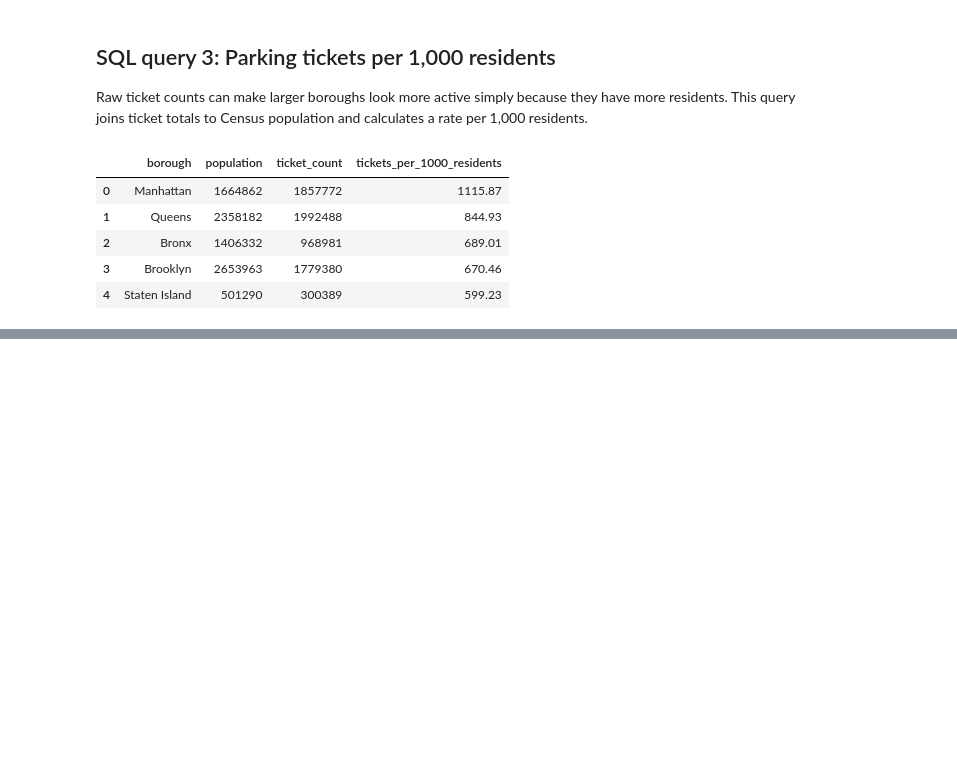
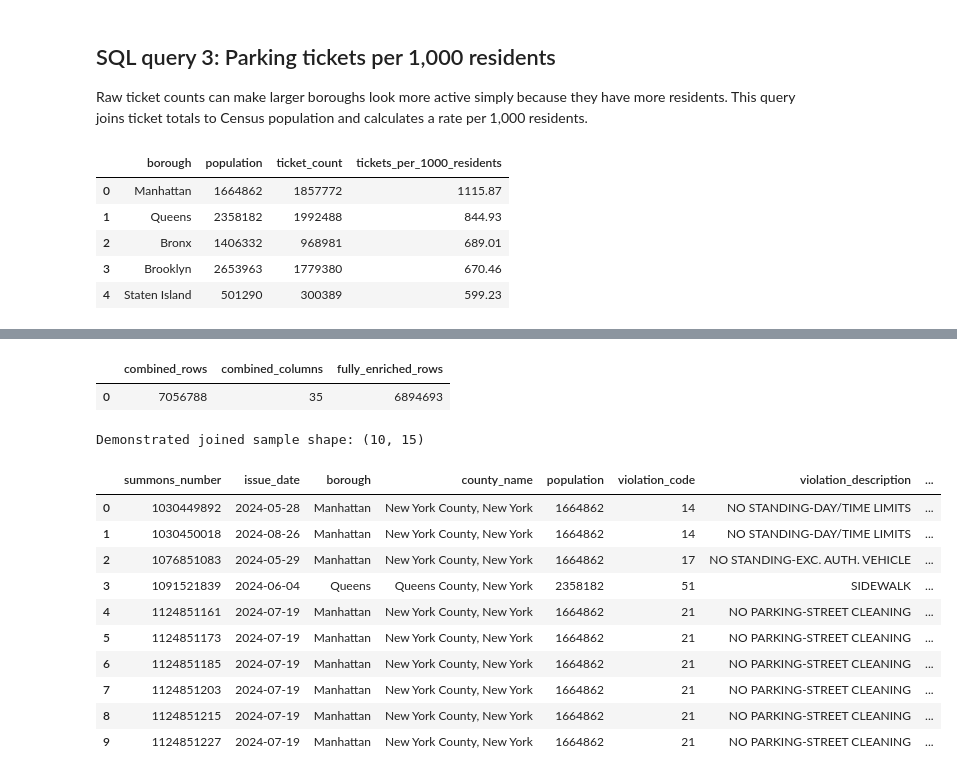
Before and after one commit to JaysonC41/parkinganalytics, a Jupyter notebook: notebooks/02_build_sqlite_database.ipynb, the cells around one changed output, grey strips where cells are left out. Cells and saved outputs as stored; diff of their text form; code cells hidden in the pictures; blank space fills up the shorter version.

```diff
--- a/notebooks/02_build_sqlite_database.ipynb
+++ b/notebooks/02_build_sqlite_database.ipynb
@@ -269,0 +282,53 @@ borough_analysis
+# %%
+enriched_view_shape = pd.read_sql_query(
+    """
+    SELECT
+        (SELECT COUNT(*) FROM parking_enriched) AS combined_rows,
+        (SELECT COUNT(*) FROM pragma_table_info('parking_enriched')) AS combined_columns,
+        (
+            SELECT COUNT(*)
+            FROM parking_enriched
+            WHERE weather_condition IS NOT NULL
+              AND violation_description IS NOT NULL
+              AND fine_amount IS NOT NULL
+              AND population IS NOT NULL
+        ) AS fully_enriched_rows
+    """,
+    connection,
+)
+
+enriched_view_shape
+# %% [output]
+|  | combined_rows | combined_columns | fully_enriched_rows |
+| 0 | 7056788 | 35 | 6894693 |
+# %%
+enriched_sample = pd.read_sql_query(
+    """
+    SELECT
+        summons_number, issue_date, borough, county_name, population,
+        violation_code, violation_description, fine_amount,
+        weather_condition, temperature_max, precipitation,
+        vehicle_make, vehicle_color, vehicle_year, street_name
+    FROM parking_enriched
+    WHERE borough IS NOT NULL
+      AND fine_amount IS NOT NULL
+    LIMIT 10
+    """,
+    connection,
+)
+
+print(f"Demonstrated joined sample shape: {enriched_sample.shape}")
+enriched_sample
+# %% [output]
+Demonstrated joined sample shape: (10, 15)
+|  | summons_number | issue_date | borough | county_name | population | violation_code | violation_description | ... |
+| 0 | 1030449892 | 2024-05-28 | Manhattan | New York County, New York | 1664862 | 14 | NO STANDING-DAY/TIME LIMITS | ... |
+| 1 | 1030450018 | 2024-08-26 | Manhattan | New York County, New York | 1664862 | 14 | NO STANDING-DAY/TIME LIMITS | ... |
+| 2 | 1076851083 | 2024-05-29 | Manhattan | New York County, New York | 1664862 | 17 | NO STANDING-EXC. AUTH. VEHICLE | ... |
+| 3 | 1091521839 | 2024-06-04 | Queens | Queens County, New York | 2358182 | 51 | SIDEWALK | ... |
+| 4 | 1124851161 | 2024-07-19 | Manhattan | New York County, New York | 1664862 | 21 | NO PARKING-STREET CLEANING | ... |
+| 5 | 1124851173 | 2024-07-19 | Manhattan | New York County, New York | 1664862 | 21 | NO PARKING-STREET CLEANING | ... |
+| 6 | 1124851185 | 2024-07-19 | Manhattan | New York County, New York | 1664862 | 21 | NO PARKING-STREET CLEANING | ... |
+| 7 | 1124851203 | 2024-07-19 | Manhattan | New York County, New York | 1664862 | 21 | NO PARKING-STREET CLEANING | ... |
+| 8 | 1124851215 | 2024-07-19 | Manhattan | New York County, New York | 1664862 | 21 | NO PARKING-STREET CLEANING | ... |
+| 9 | 1124851227 | 2024-07-19 | Manhattan | New York County, New York | 1664862 | 21 | NO PARKING-STREET CLEANING | ... |
```
Also changed, not shown: parts of 10 cells of this notebook, 8 other files.
